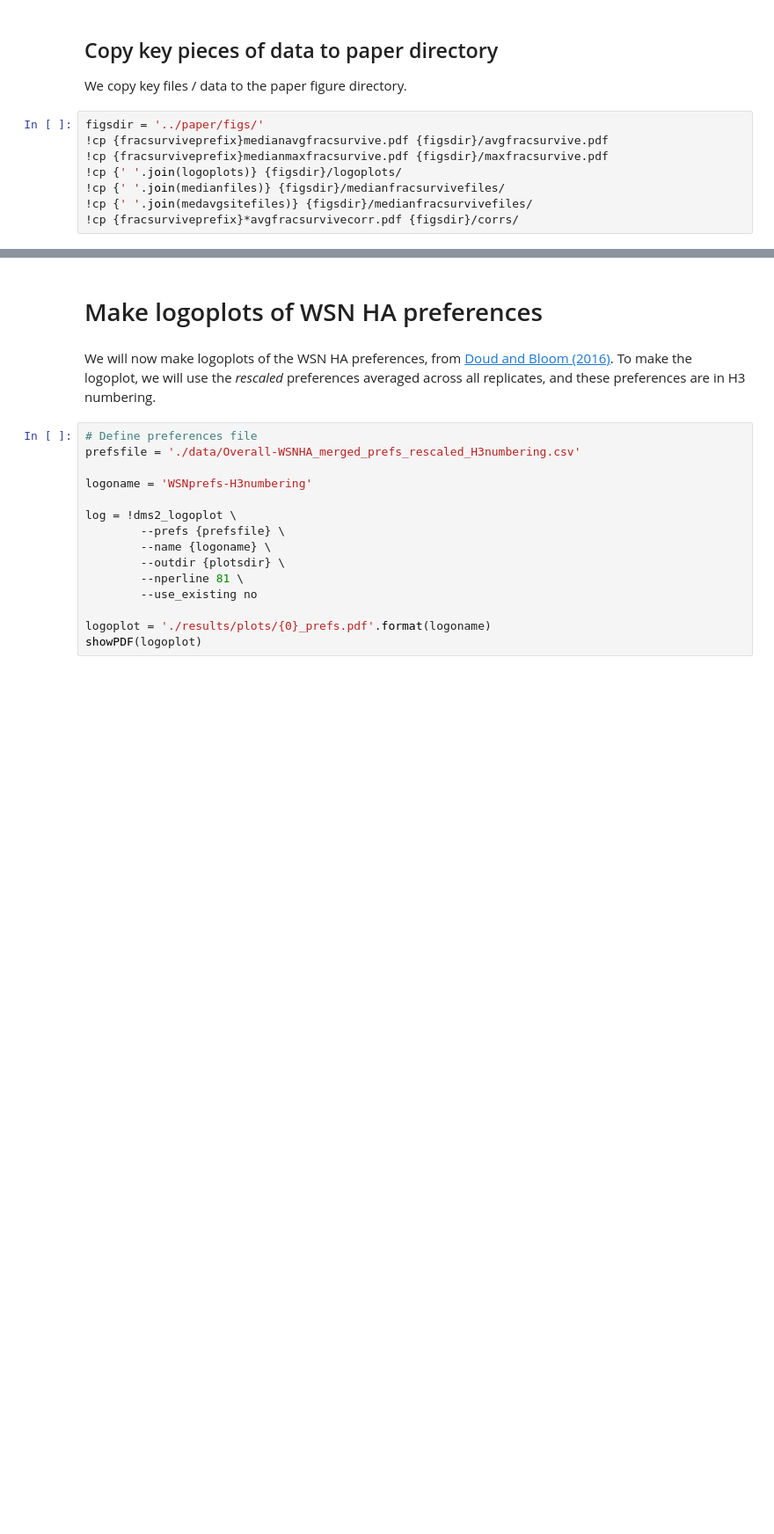
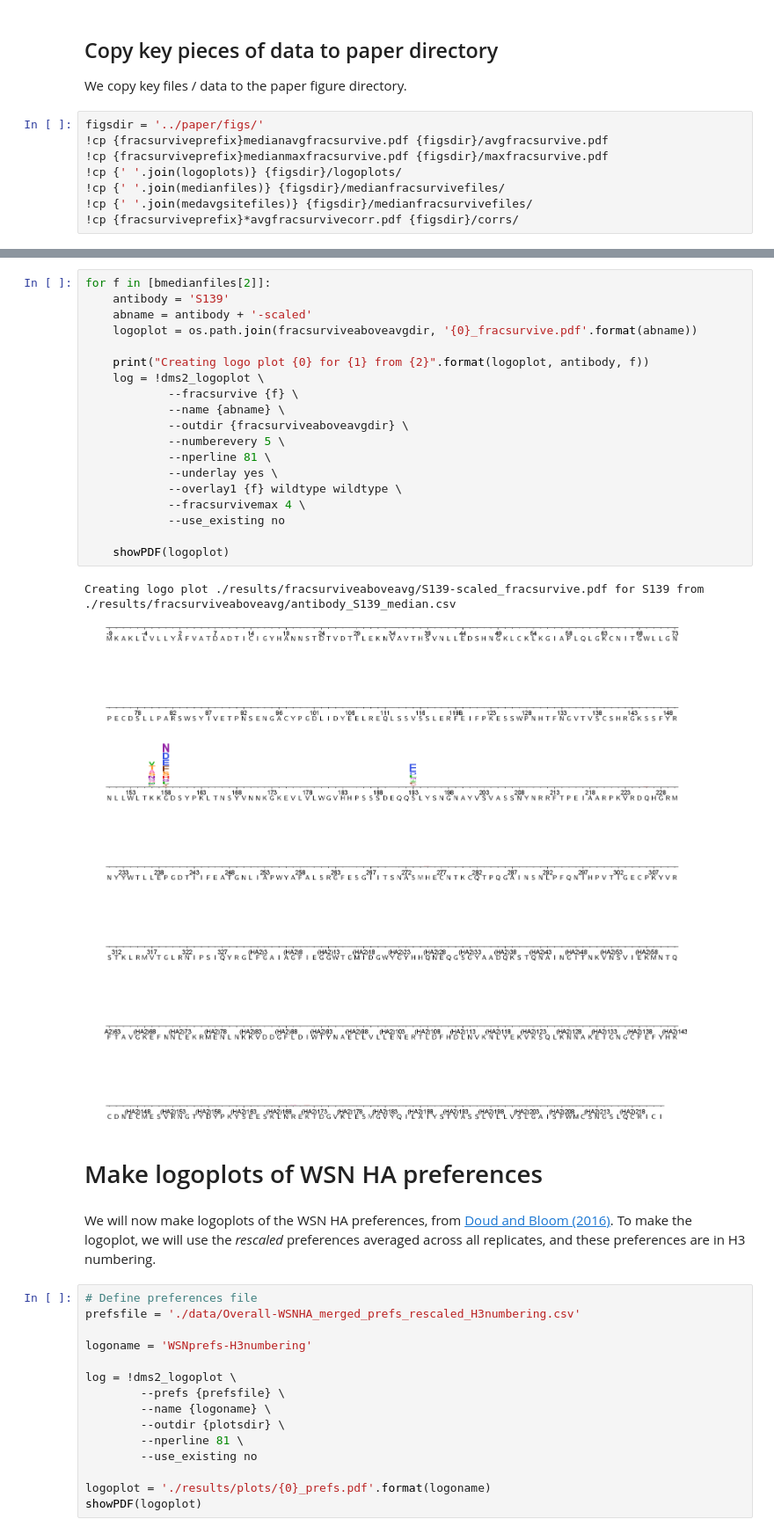
Before and after one commit to jbloomlab/HA_antibody_ease_of_escape, a Jupyter notebook: analysis_code/analysis_notebook.ipynb, the cells around one changed output, grey strips where cells are left out. Shown at 88% size. Drawn from its saved outputs; the diff is of its cells as text; blank space fills up the shorter version.

```diff
--- a/analysis_code/analysis_notebook.ipynb
+++ b/analysis_code/analysis_notebook.ipynb
@@ -562,3 +559,25 @@ AssertionError: Can not find PDFs:
+# %%
+for f in [bmedianfiles[2]]:
+    antibody = 'S139'
+    abname = antibody + '-scaled'
+    logoplot = os.path.join(fracsurviveaboveavgdir, '{0}_fracsurvive.pdf'.format(abname))
+
+    print("Creating logo plot {0} for {1} from {2}".format(logoplot, antibody, f))
+    log = !dms2_logoplot \
+            --fracsurvive {f} \
+            --name {abname} \
+            --outdir {fracsurviveaboveavgdir} \
+            --numberevery 5 \
+            --nperline 81 \
+            --underlay yes \
+            --overlay1 {f} wildtype wildtype \
+            --fracsurvivemax 4 \
+            --use_existing no
+
+    showPDF(logoplot)
+# %% [output]
+Creating logo plot ./results/fracsurviveaboveavg/S139-scaled_fracsurvive.pdf for S139 from ./results/fracsurviveaboveavg/antibody_S139_median.csv
+[figure, added]
 # %% [markdown]
 # Make logoplots of WSN HA preferences
 # %% [markdown]
```
Also changed, not shown: parts of 3 cells of this notebook.
